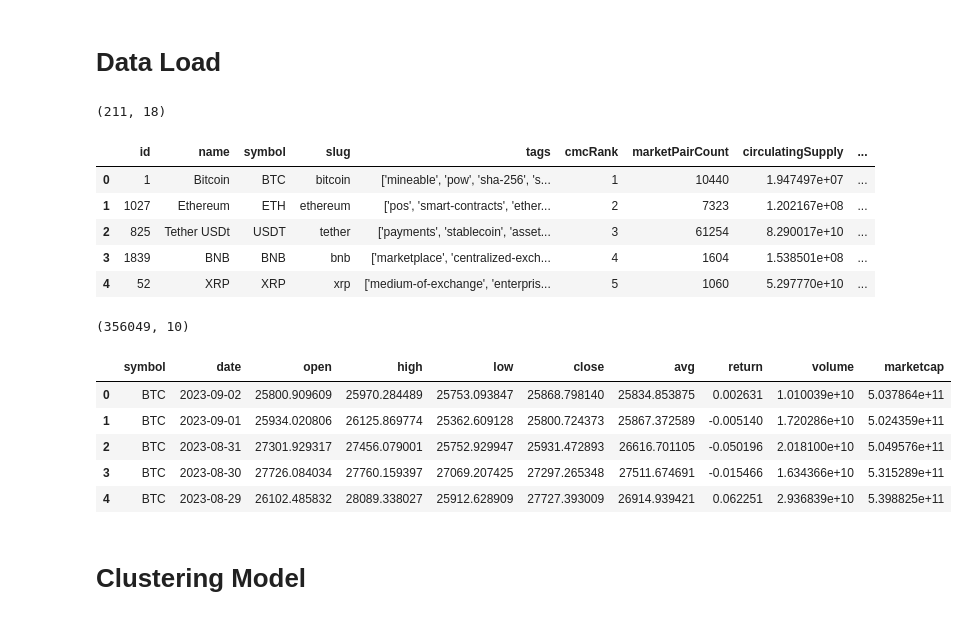
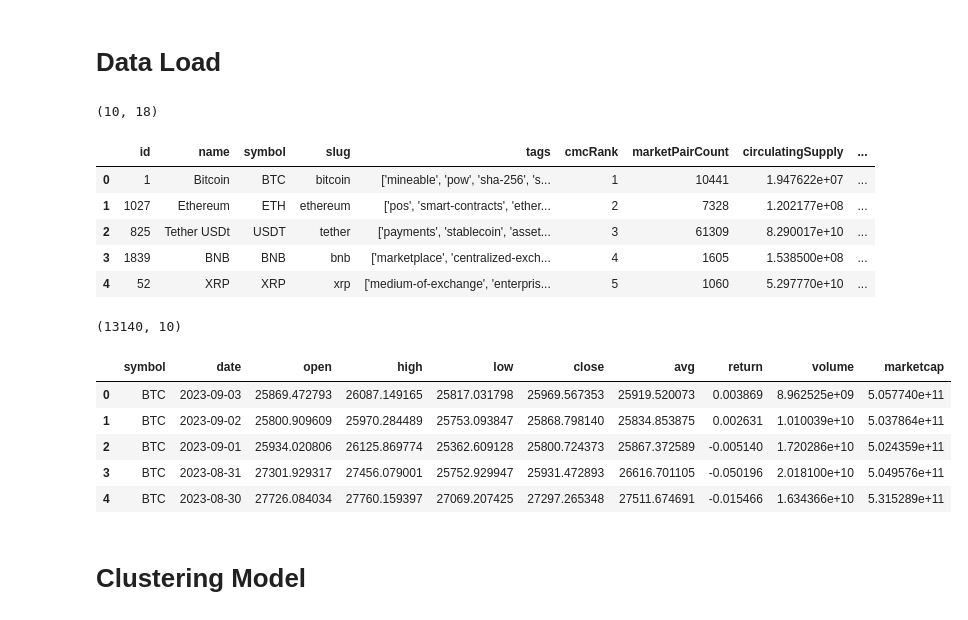
Before and after one commit to AleeRezaa/portfolio-selection-using-ml, a Jupyter notebook: Model/main.ipynb, the cells around one changed output. Drawn from its saved outputs; the diff is of its cells as text; code cells hidden in the pictures.

```diff
--- a/Model/main.ipynb
+++ b/Model/main.ipynb
@@ -3,32 +4,43 @@ import data_load
 import clustering_model
 %load_ext autoreload
 %autoreload 2
+# %%
+with open("./config.json", "r") as json_file:
+    config = json.load(json_file)
+
+number_of_cryptocurrencies = config["number_of_cryptocurrencies"]
+history_days = config["history_days"]
+future_days = config["future_days"]
+
+update_data_load = config["update"]["data_load"]
+update_clustering_model = config["update"]["clustering_model"]
+update_regression_model = config["update"]["regression_model"]
 # %% [markdown]
 # Data Load
 # %%
-basic_data = data_load.load_basic_data()
+basic_data = data_load.load_basic_data(update_data_load, number_of_cryptocurrencies)
 print(basic_data.shape)
 basic_data.head()
 # %% [output]
-(211, 18)
+(10, 18)
 |  | id | name | symbol | slug | tags | cmcRank | marketPairCount | circulatingSupply | ... |
-| 0 | 1 | Bitcoin | BTC | bitcoin | ['mineable', 'pow', 'sha-256', 's... | 1 | 10440 | 1.947497e+07 | ... |
-| 1 | 1027 | Ethereum | ETH | ethereum | ['pos', 'smart-contracts', 'ether... | 2 | 7323 | 1.202167e+08 | ... |
-| 2 | 825 | Tether USDt | USDT | tether | ['payments', 'stablecoin', 'asset... | 3 | 61254 | 8.290017e+10 | ... |
-| 3 | 1839 | BNB | BNB | bnb | ['marketplace', 'centralized-exch... | 4 | 1604 | 1.538501e+08 | ... |
+| 0 | 1 | Bitcoin | BTC | bitcoin | ['mineable', 'pow', 'sha-256', 's... | 1 | 10441 | 1.947622e+07 | ... |
+| 1 | 1027 | Ethereum | ETH | ethereum | ['pos', 'smart-contracts', 'ether... | 2 | 7328 | 1.202177e+08 | ... |
+| 2 | 825 | Tether USDt | USDT | tether | ['payments', 'stablecoin', 'asset... | 3 | 61309 | 8.290017e+10 | ... |
+| 3 | 1839 | BNB | BNB | bnb | ['marketplace', 'centralized-exch... | 4 | 1605 | 1.538500e+08 | ... |
 | 4 | 52 | XRP | XRP | xrp | ['medium-of-exchange', 'enterpris... | 5 | 1060 | 5.297770e+10 | ... |
 # %%
-historical_data = data_load.load_historical_data(basic_data)
+historical_data = data_load.load_historical_data(basic_data, update_data_load, history_days)
 print(historical_data.shape)
 historical_data.head()
 # %% [output]
-(356049, 10)
+(13140, 10)
 |  | symbol | date | open | high | low | close | avg | return | volume | marketcap |
-| 0 | BTC | 2023-09-02 | 25800.909609 | 25970.284489 | 25753.093847 | 25868.798140 | 25834.853875 | 0.002631 | 1.010039e+10 | 5.037864e+11 |
-| 1 | BTC | 2023-09-01 | 25934.020806 | 26125.869774 | 25362.609128 | 25800.724373 | 25867.372589 | -0.005140 | 1.720286e+10 | 5.024359e+11 |
-| 2 | BTC | 2023-08-31 | 27301.929317 | 27456.079001 | 25752.929947 | 25931.472893 | 26616.701105 | -0.050196 | 2.018100e+10 | 5.049576e+11 |
-| 3 | BTC | 2023-08-30 | 27726.084034 | 27760.159397 | 27069.207425 | 27297.265348 | 27511.674691 | -0.015466 | 1.634366e+10 | 5.315289e+11 |
-| 4 | BTC | 2023-08-29 | 26102.485832 | 28089.338027 | 25912.628909 | 27727.393009 | 26914.939421 | 0.062251 | 2.936839e+10 | 5.398825e+11 |
+| 0 | BTC | 2023-09-03 | 25869.472793 | 26087.149165 | 25817.031798 | 25969.567353 | 25919.520073 | 0.003869 | 8.962525e+09 | 5.057740e+11 |
+| 1 | BTC | 2023-09-02 | 25800.909609 | 25970.284489 | 25753.093847 | 25868.798140 | 25834.853875 | 0.002631 | 1.010039e+10 | 5.037864e+11 |
+| 2 | BTC | 2023-09-01 | 25934.020806 | 26125.869774 | 25362.609128 | 25800.724373 | 25867.372589 | -0.005140 | 1.720286e+10 | 5.024359e+11 |
+| 3 | BTC | 2023-08-31 | 27301.929317 | 27456.079001 | 25752.929947 | 25931.472893 | 26616.701105 | -0.050196 | 2.018100e+10 | 5.049576e+11 |
+| 4 | BTC | 2023-08-30 | 27726.084034 | 27760.159397 | 27069.207425 | 27297.265348 | 27511.674691 | -0.015466 | 1.634366e+10 | 5.315289e+11 |
 # %% [markdown]
 # Clustering Model
 # %%
```
Also changed, not shown: parts of 17 cells of this notebook, 3 other files.
